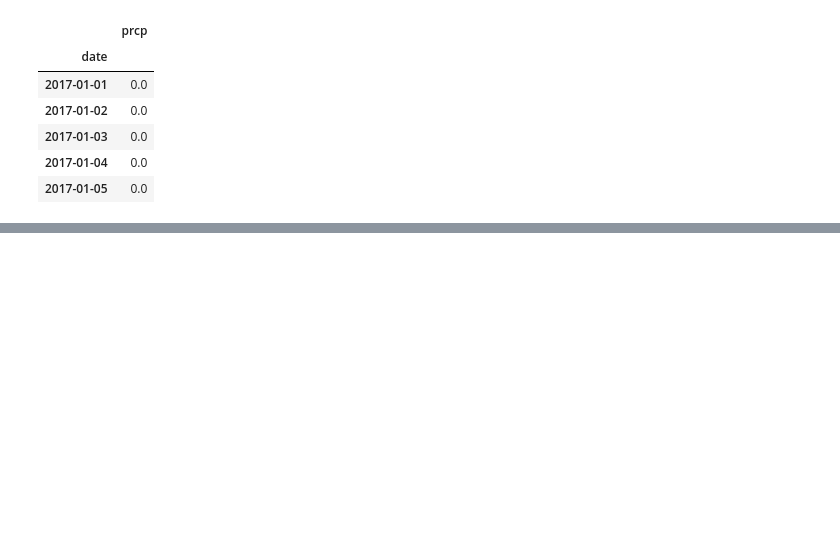
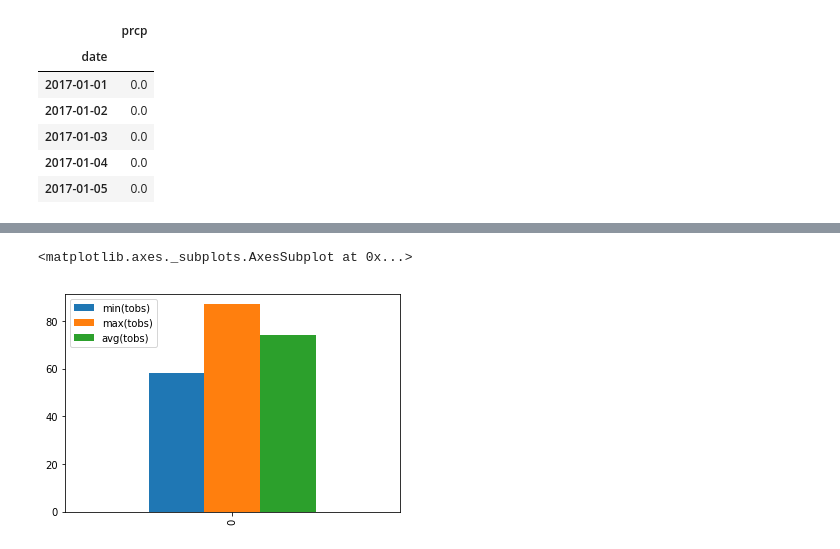
Before and after one commit to lindafarley/DataVisualization, a Jupyter notebook: Hawaii/climate_analysis.ipynb, the cells around one changed output, grey strips where cells are left out. Cells and saved outputs as stored; diff of their text form; code cells hidden in the pictures; blank space fills up the shorter version.

```diff
--- a/Hawaii/climate_analysis.ipynb
+++ b/Hawaii/climate_analysis.ipynb
@@ -50,0 +97,6 @@ plt.show()
+# %%
+#Define a function
+def calc_temps(begin_date, end_date):
+    engine = create_engine("sqlite:///hawaii.db")
+    temp_query = pd.read_sql_query("SELECT min(tobs),max(tobs),avg(tobs) FROM measurement_sql WHERE date between '" + begin_date + "' AND '" + end_date + "'", engine)
+    return pd.DataFrame(temp_query)
@@ -50,0 +110,6 @@ plt.show()
+# %%
+#Bar graph
+temp_df.plot.bar()
+# %% [output]
+<matplotlib.axes._subplots.AxesSubplot at 0x...>
+[figure, added]
```
Also changed, not shown: parts of 10 cells of this notebook, 5 other files.
